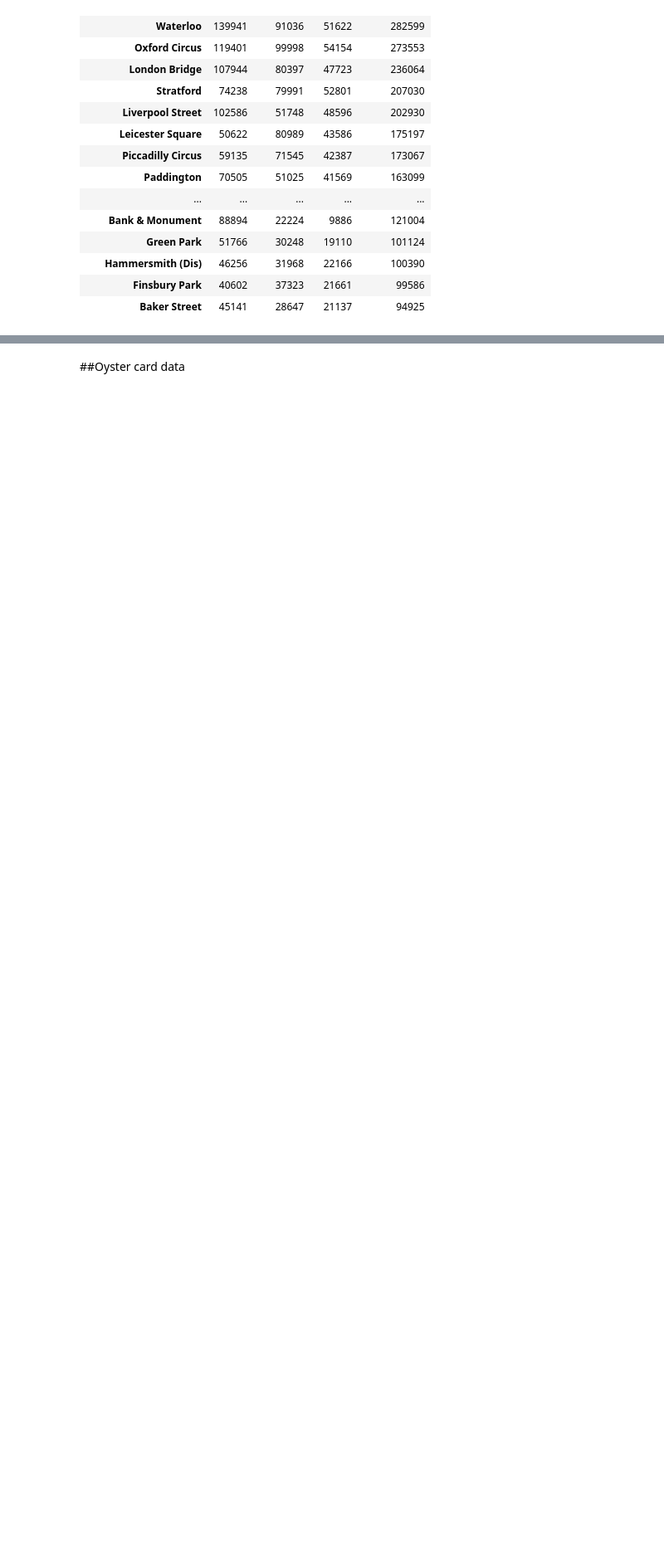
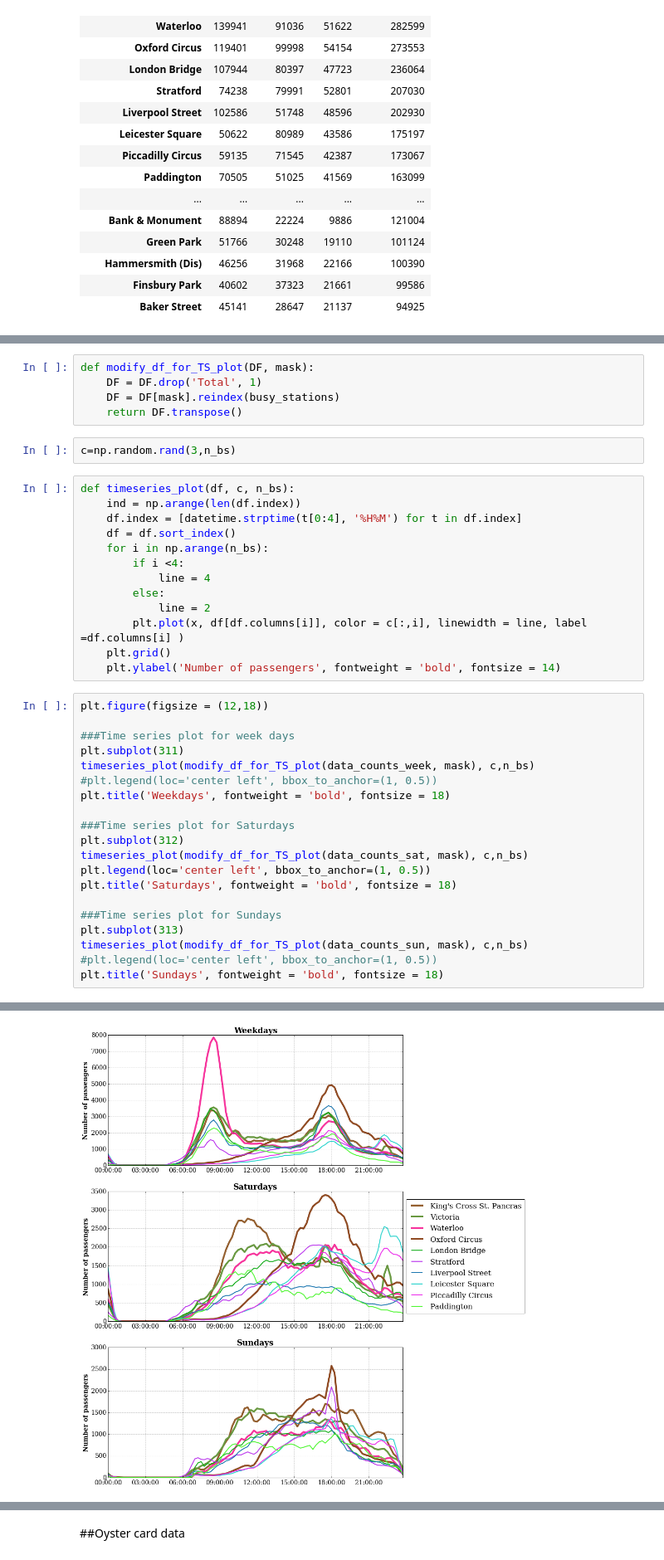
Before and after one commit to AnyaRum/Data_science_intensive_data_story, a Jupyter notebook: Data_story_project_London_underground_data.ipynb, the cells around one changed output, grey strips where cells are left out. Shown at 83% size. Cells and saved outputs as stored; diff of their text form; blank space fills up the shorter version.

```diff
--- a/Data_story_project_London_underground_data.ipynb
+++ b/Data_story_project_London_underground_data.ipynb
@@ -219,0 +234,41 @@ fig.text(0.08, 0.5, 'Number of passengers (in thousands)', fontweight = 'bold',
+# %%
+def modify_df_for_TS_plot(DF, mask):
+    DF = DF.drop('Total', 1)
+    DF = DF[mask].reindex(busy_stations)
+    return DF.transpose()
+# %%
+c=np.random.rand(3,n_bs)
+# %%
+def timeseries_plot(df, c, n_bs):
+    ind = np.arange(len(df.index))
+    df.index = [datetime.strptime(t[0:4], '%H%M') for t in df.index]
+    df = df.sort_index()
+    for i in np.arange(n_bs):
+        if i <4:
+            line = 4
+        else:
+            line = 2
+        plt.plot(x, df[df.columns[i]], color = c[:,i], linewidth = line, label =df.columns[i] )
+    plt.grid()
+    plt.ylabel('Number of passengers', fontweight = 'bold', fontsize = 14)
+# %%
+plt.figure(figsize = (12,18))
+
+###Time series plot for week days
+plt.subplot(311)
+timeseries_plot(modify_df_for_TS_plot(data_counts_week, mask), c,n_bs)
+#plt.legend(loc='center left', bbox_to_anchor=(1, 0.5))
+plt.title('Weekdays', fontweight = 'bold', fontsize = 18)
+
+###Time series plot for Saturdays
+plt.subplot(312)
+timeseries_plot(modify_df_for_TS_plot(data_counts_sat, mask), c,n_bs)
+plt.legend(loc='center left', bbox_to_anchor=(1, 0.5))
+plt.title('Saturdays', fontweight = 'bold', fontsize = 18)
+
+###Time series plot for Sundays
+plt.subplot(313)
+timeseries_plot(modify_df_for_TS_plot(data_counts_sun, mask), c,n_bs)
+#plt.legend(loc='center left', bbox_to_anchor=(1, 0.5))
+plt.title('Sundays', fontweight = 'bold', fontsize = 18)
+# %% [output]
@@ -219,0 +276 @@ fig.text(0.08, 0.5, 'Number of passengers (in thousands)', fontweight = 'bold',
+[figure, added]
```
Also changed, not shown: parts of 6 cells of this notebook.
